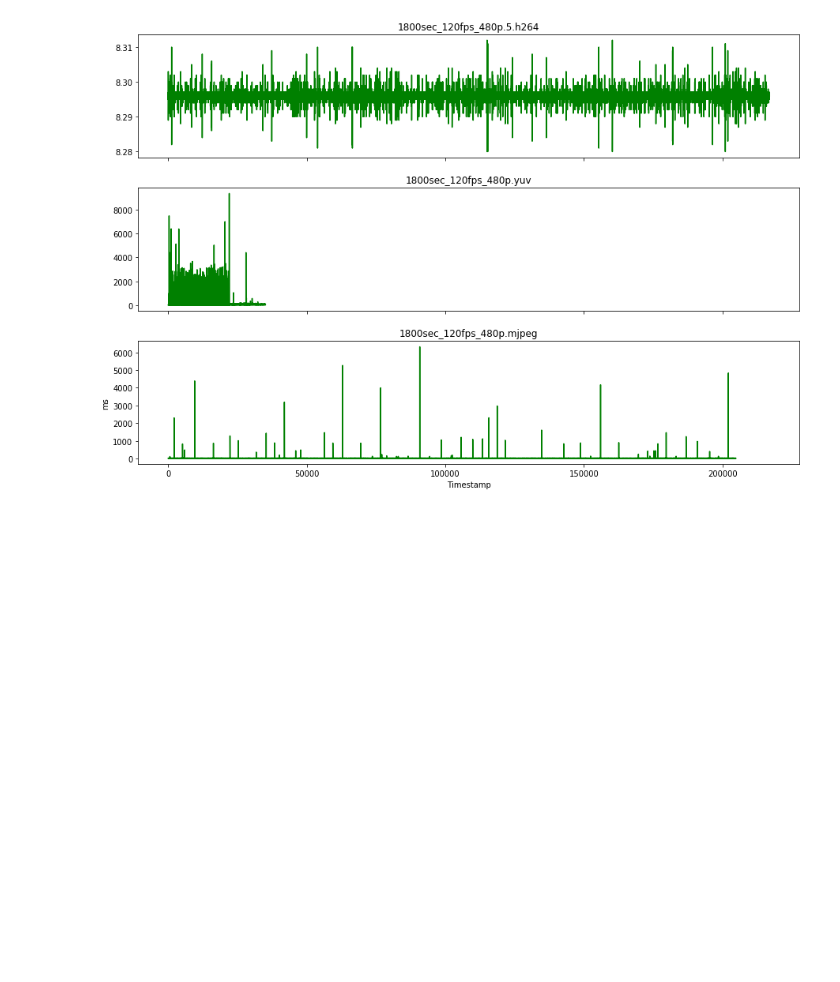
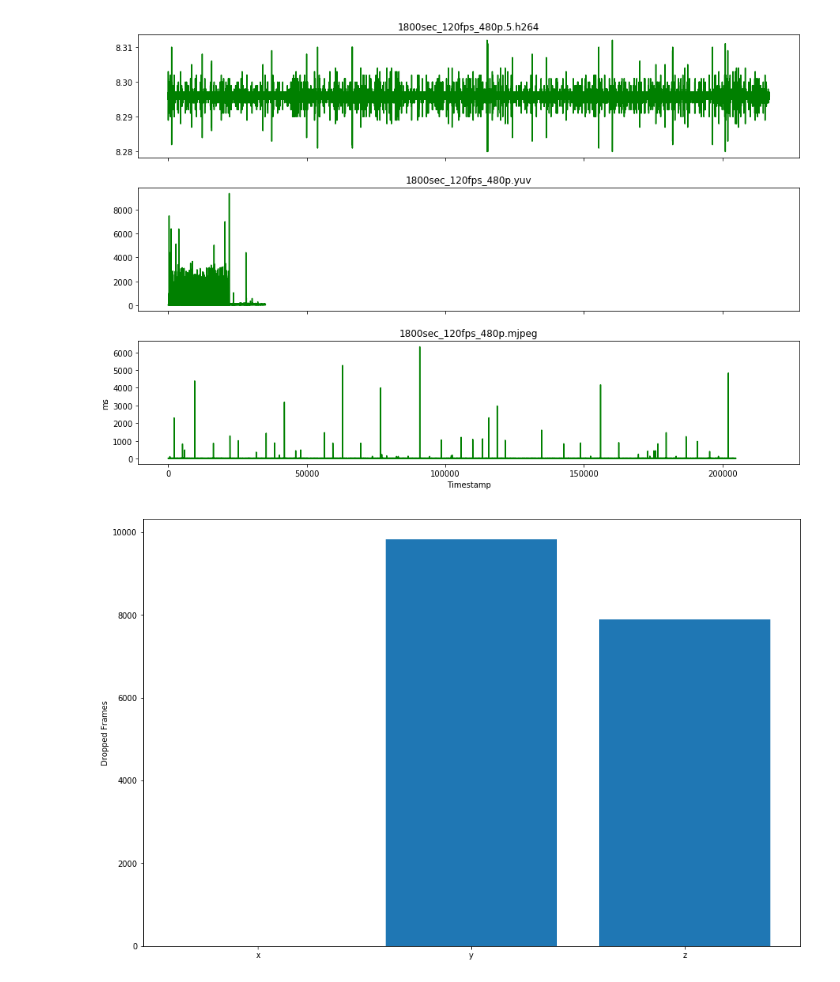
Before and after one commit to zacharyselk/picam, a Jupyter notebook: evaluation/Untitled.ipynb, the cells around one changed output. Drawn from its saved outputs; the diff is of its cells as text; code cells hidden in the pictures; blank space fills up the shorter version.

```diff
--- a/evaluation/Untitled.ipynb
+++ b/evaluation/Untitled.ipynb
@@ -14,33 +14,35 @@ obj = tools.evaluate([LOGS_PATH + '1800sec_120fps_480p.5.h264.ts',
                      ])
 obj.x_size = 15
 obj.y_size = 10
 obj.info()
 obj.plot_framerate()
 obj.plot_relative_deviation()
 obj.plot_timestamps()
+obj.plot_dropped_frames()
 # %% [output]
 1800sec_120fps_480p.5.h264
   Sec: 1799.929452
   Frames: 216966
   Framerate: 120.54139108558793
   Standard Deviation: 0.563629 µs
 
 
 1800sec_120fps_480p.yuv
   Sec: 1799.9457909999999
   Frames: 35072
   Framerate: 19.48503125781081
   Standard Deviation: 6.165113 sec
 
 
 1800sec_120fps_480p.mjpeg
   Sec: 1799.9707139999998
   Frames: 204798
   Framerate: 113.77851784315199
   Standard Deviation: 31.296858 ms
 [figure]
 [figure]
 [figure]
+[figure, added]
 # %%
 # Max for 1080p
 obj = tools.evaluate([LOGS_PATH + '1800sec_120fps_480p.3.h264.ts',
```
Also changed, not shown: parts of 7 cells of this notebook, 2 other files.
